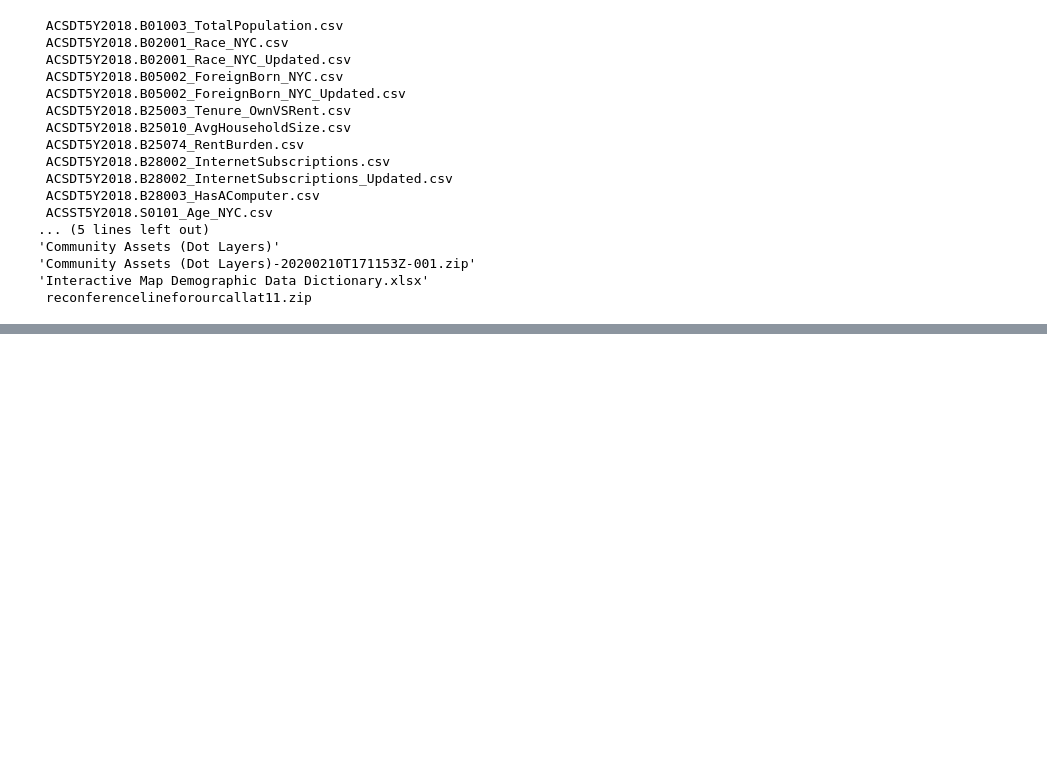
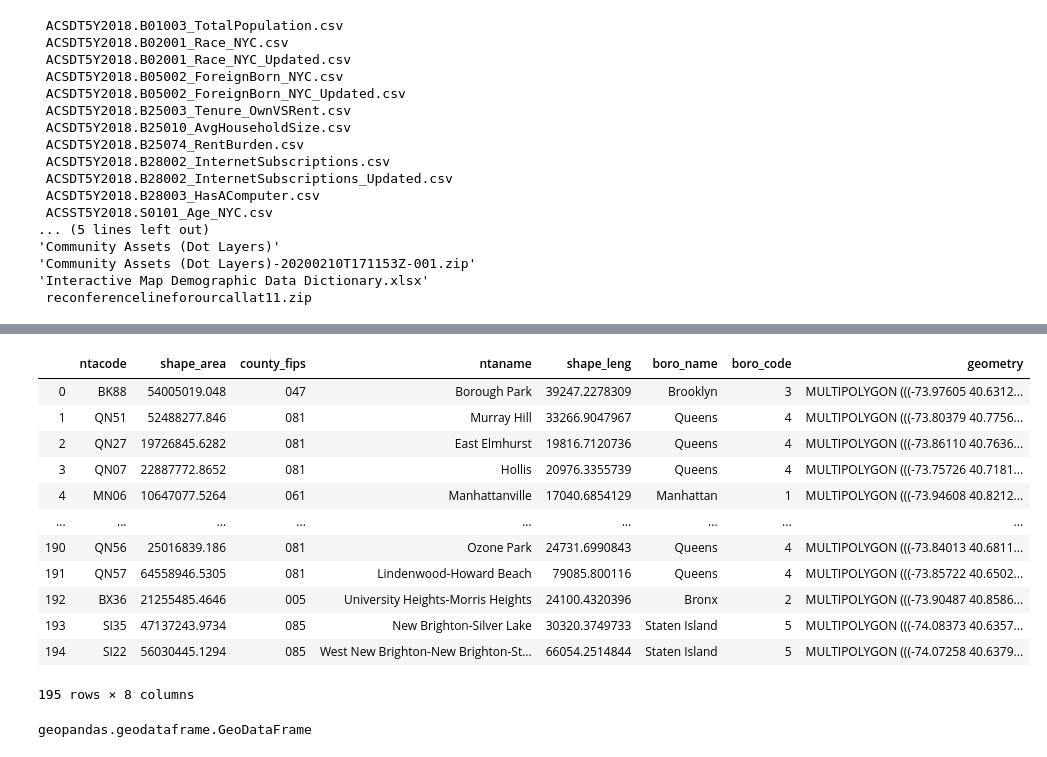
Before and after one commit to stuartlynn/NYCCensusCountMap, a Jupyter notebook: ETL/WrangleData.ipynb, the cells around one changed output, grey strips where cells are left out. Saved outputs shown, nothing was run; the diff lists cells and outputs as text; code cells hidden in the pictures; blank space fills up the shorter version.

```diff
--- a/ETL/WrangleData.ipynb
+++ b/ETL/WrangleData.ipynb
@@ -529,0 +663,16 @@ dot_layers = {
+# %%
+ntas
+# %% [output]
+|  | ntacode | shape_area | county_fips | ntaname | shape_leng | boro_name | boro_code | geometry |
+| 0 | BK88 | 54005019.048 | 047 | Borough Park | 39247.2278309 | Brooklyn | 3 | MULTIPOLYGON (((-73.97605 40.6312... |
+| 1 | QN51 | 52488277.846 | 081 | Murray Hill | 33266.9047967 | Queens | 4 | MULTIPOLYGON (((-73.80379 40.7756... |
+| 2 | QN27 | 19726845.6282 | 081 | East Elmhurst | 19816.7120736 | Queens | 4 | MULTIPOLYGON (((-73.86110 40.7636... |
+| 3 | QN07 | 22887772.8652 | 081 | Hollis | 20976.3355739 | Queens | 4 | MULTIPOLYGON (((-73.75726 40.7181... |
+| 4 | MN06 | 10647077.5264 | 061 | Manhattanville | 17040.6854129 | Manhattan | 1 | MULTIPOLYGON (((-73.94608 40.8212... |
+| ... | ... | ... | ... | ... | ... | ... | ... | ... |
+| 190 | QN56 | 25016839.186 | 081 | Ozone Park | 24731.6990843 | Queens | 4 | MULTIPOLYGON (((-73.84013 40.6811... |
+| 191 | QN57 | 64558946.5305 | 081 | Lindenwood-Howard Beach | 79085.800116 | Queens | 4 | MULTIPOLYGON (((-73.85722 40.6502... |
+| 192 | BX36 | 21255485.4646 | 005 | University Heights-Morris Heights | 24100.4320396 | Bronx | 2 | MULTIPOLYGON (((-73.90487 40.8586... |
+| 193 | SI35 | 47137243.9734 | 085 | New Brighton-Silver Lake | 30320.3749733 | Staten Island | 5 | MULTIPOLYGON (((-74.08373 40.6357... |
+| 194 | SI22 | 56030445.1294 | 085 | West New Brighton-New Brighton-St... | 66054.2514844 | Staten Island | 5 | MULTIPOLYGON (((-74.07258 40.6379... |
+195 rows × 8 columns
@@ -529,0 +699,4 @@ dot_layers = {
+# %%
+type(pois)
+# %% [output]
+geopandas.geodataframe.GeoDataFrame
```
Also changed, not shown: parts of 16 cells of this notebook, 16 other files.
